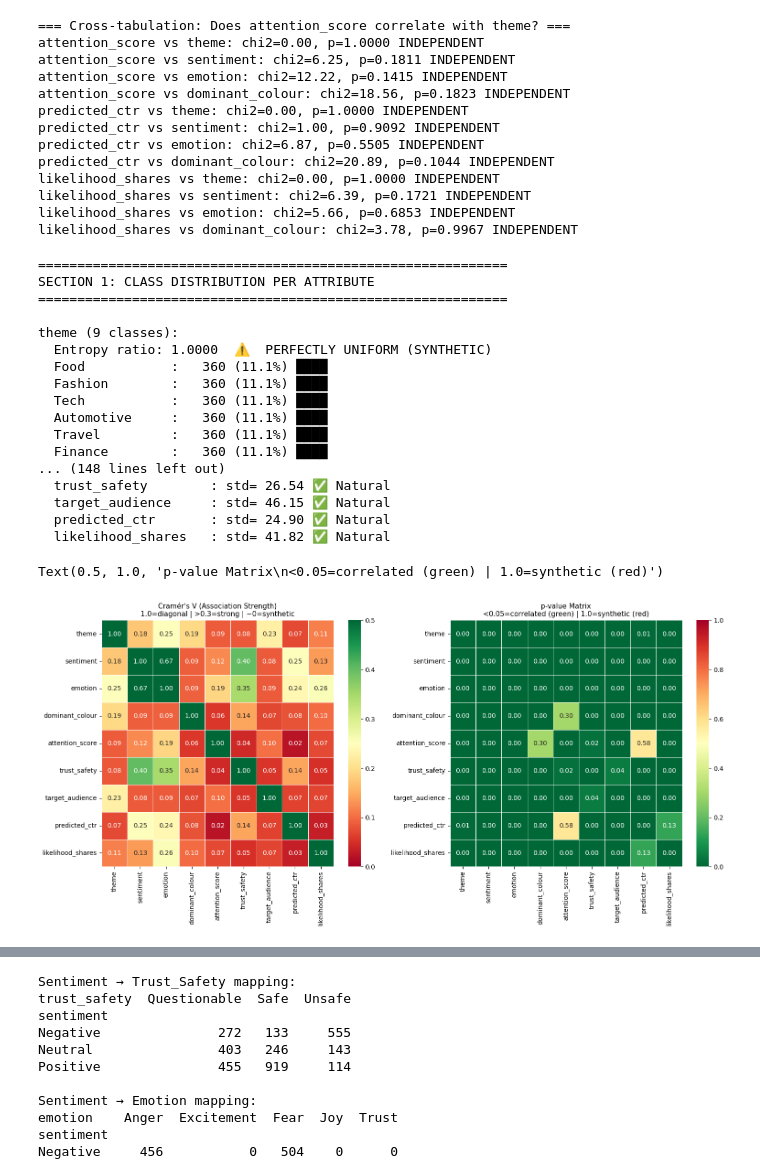
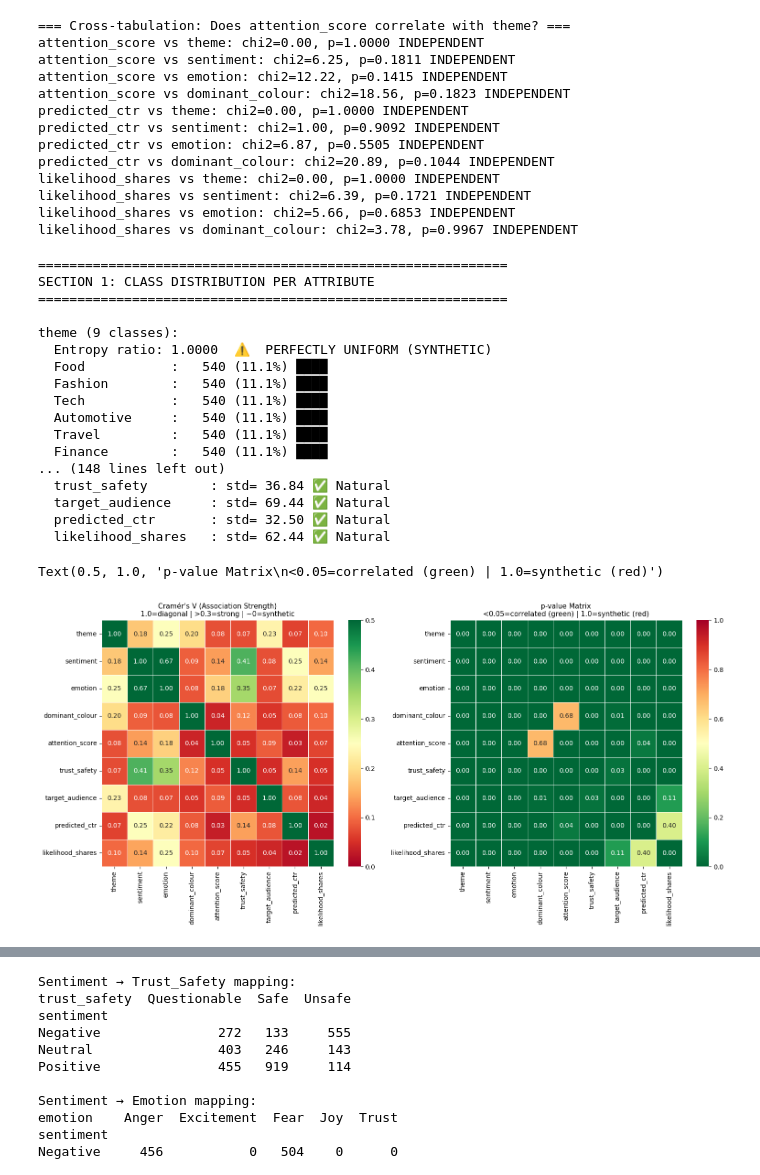
Before and after one commit to root-aj000/multi-model, a Jupyter notebook: notebook/03.ipynb, the cells around one changed output, grey strips where cells are left out. Drawn from its saved outputs; the diff is of its cells as text; code cells hidden in the pictures.

```diff
--- a/notebook/03.ipynb
+++ b/notebook/03.ipynb
@@ -52,7 +52,7 @@ from itertools import combinations
 # %%
 
 
-df = pd.read_csv('../multi-model/dataset/02.csv')
+df = pd.read_csv('/home/aj-000/python_projects/m/02/backup/dataset/train.csv')
 
 # Define all label columns
 label_cols = ['theme', 'sentiment', 'emotion', 'dominant_colour',
@@ -228,44 +228,44 @@ sns.heatmap(
 )
 axes[0].set_title("Cramér's V (Association Strength)\n1.0=diagonal | >0.3=strong | ~0=synthetic",
                   fontsize=11)
 
 # --- 2. p-value heatmap ---
 # Convert to a writable copy of the numpy array
 pval_arr = pval_matrix.to_numpy(copy=True)
 np.fill_diagonal(pval_arr, 0.0)
 
 sns.heatmap(
     pval_arr.astype(float),
     annot=True, fmt='.2f',
     cmap='RdYlGn_r',
     vmin=0, vmax=1,
     ax=axes[1],
     linewidths=0.5,
     xticklabels=label_cols,  # Restore labels lost during array conversion
     yticklabels=label_cols
 )
 axes[1].set_title("p-value Matrix\n<0.05=correlated (green) | 1.0=synthetic (red)",
                   fontsize=11)
 # %% [output]
 ============================================================
 SECTION 1: CLASS DISTRIBUTION PER ATTRIBUTE
 ============================================================
 
 theme (9 classes):
   Entropy ratio: 1.0000  ⚠️  PERFECTLY UNIFORM (SYNTHETIC)
-  Food           :   360 (11.1%) ████
-  Fashion        :   360 (11.1%) ████
-  Tech           :   360 (11.1%) ████
-  Automotive     :   360 (11.1%) ████
-  Travel         :   360 (11.1%) ████
-  Finance        :   360 (11.1%) ████
+  Food           :   540 (11.1%) ████
+  Fashion        :   540 (11.1%) ████
+  Tech           :   540 (11.1%) ████
+  Automotive     :   540 (11.1%) ████
+  Travel         :   540 (11.1%) ████
+  Finance        :   540 (11.1%) ████
 ... (148 lines left out)
-  trust_safety        : std= 26.54 ✅ Natural
-  target_audience     : std= 46.15 ✅ Natural
-  predicted_ctr       : std= 24.90 ✅ Natural
-  likelihood_shares   : std= 41.82 ✅ Natural
+  trust_safety        : std= 36.84 ✅ Natural
+  target_audience     : std= 69.44 ✅ Natural
+  predicted_ctr       : std= 32.50 ✅ Natural
+  likelihood_shares   : std= 62.44 ✅ Natural
 Text(0.5, 1.0, 'p-value Matrix\n<0.05=correlated (green) | 1.0=synthetic (red)')
-[figure, old version]
+[figure, new version]
 # %%
 # Run this first to see current state clearly
 import pandas as pd
```
Also changed, not shown: parts of 1 cell of this notebook, 6 other files.
